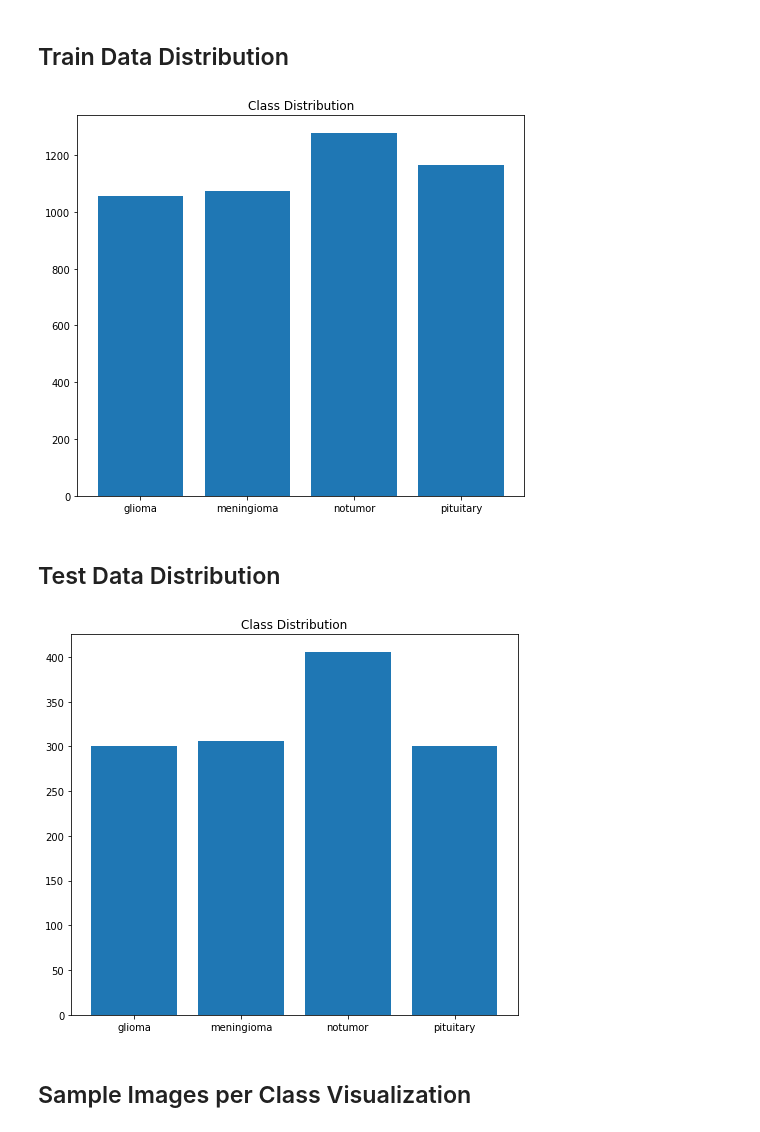
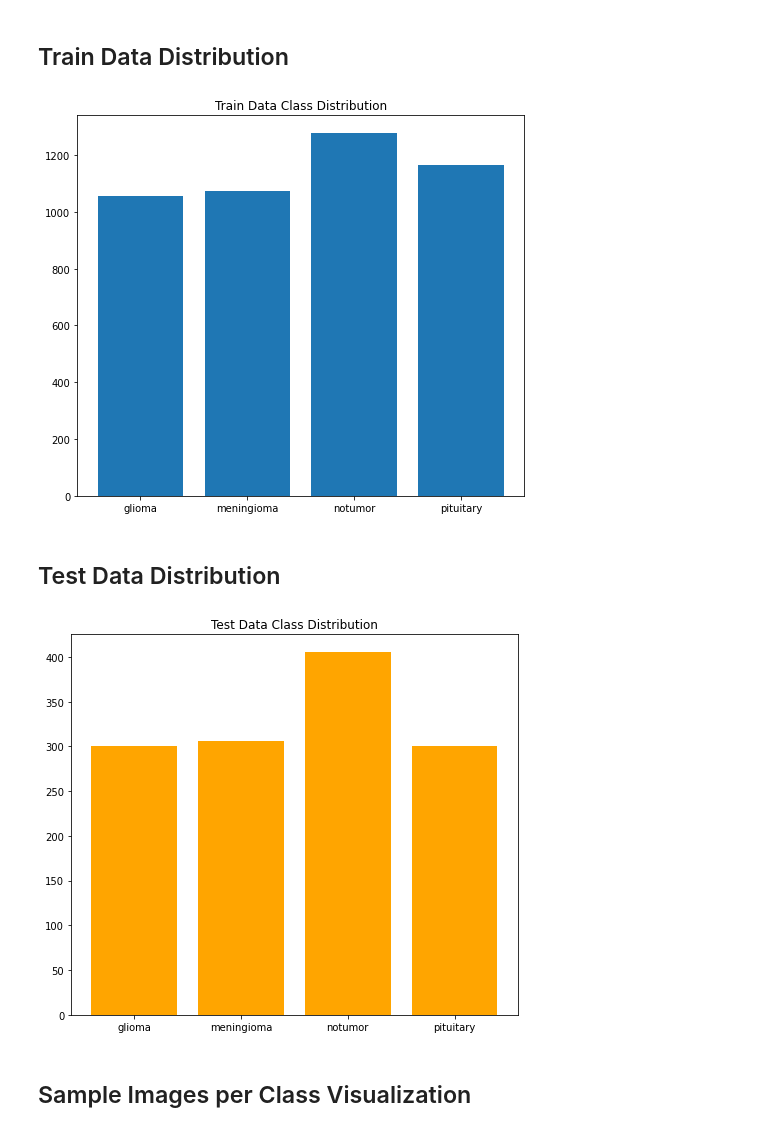
Before and after one commit to Malkah04/Tumor_Detection, a Jupyter notebook: train_model.ipynb, the cells around one changed output. Saved outputs shown, nothing was run; the diff lists cells and outputs as text; code cells hidden in the pictures.

```diff
--- a/train_model.ipynb
+++ b/train_model.ipynb
@@ -9,7 +16,7 @@ from PIL import Image
 train_gen = ImageDataGenerator(rescale=1./255, validation_split=0.2)
 
 train_data = train_gen.flow_from_directory(
-    "train_data",
+    "data/train",
     target_size=(224, 224),
     batch_size=32,
     class_mode="categorical",
@@ -17,7 +24,7 @@ train_data = train_gen.flow_from_directory(
 )
 
 val_data = train_gen.flow_from_directory(
-    "train_data",
+    "data/train",
     target_size=(224, 224),
     batch_size=32,
     class_mode="categorical",
@@ -27,7 +34,7 @@ val_data = train_gen.flow_from_directory(
 test_gen = ImageDataGenerator(rescale=1./255)
 
 test_data = test_gen.flow_from_directory(
-    "test_data",
+    "data/test",
     target_size=(224, 224),
     batch_size=32,
     class_mode="categorical"
@@ -48,26 +55,26 @@ for i ,c in enumerate(classes):
 
 plt.figure(figsize=(8, 7))
 plt.bar(classes, counts)
-plt.title("Class Distribution")
+plt.title("Train Data Class Distribution")
 plt.show()
 # %% [output]
-[figure, old version]
+[figure, new version]
 # %% [markdown]
 ## Test Data Distribution
 # %%
 classes = list(test_data.class_indices.keys())
 
 
 counts =[]
 for i ,c in enumerate(classes):
     counts.append( (test_data.labels==i).sum())
 
 plt.figure(figsize=(8, 7))
-plt.bar(classes, counts)
-plt.title("Class Distribution")
+plt.bar(classes, counts ,color='orange')
+plt.title("Test Data Class Distribution")
 plt.show()
 # %% [output]
-[figure, old version]
+[figure, new version]
 # %% [markdown]
 ## Sample Images per Class Visualization
 # %%
```
Also changed, not shown: parts of 1 cell of this notebook.
